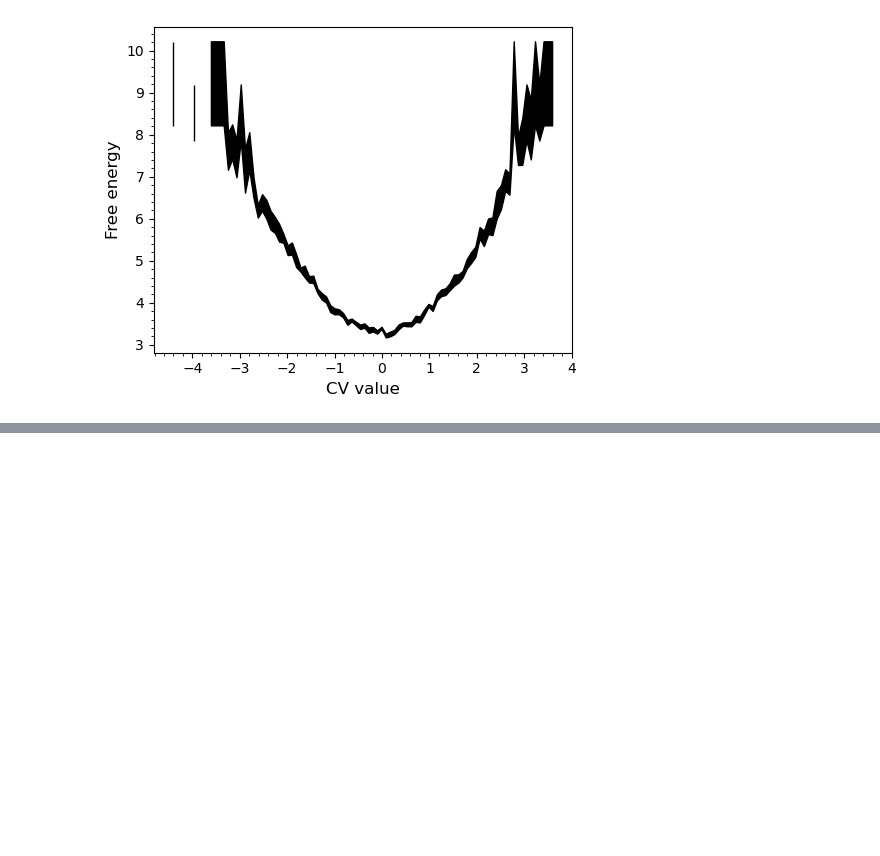
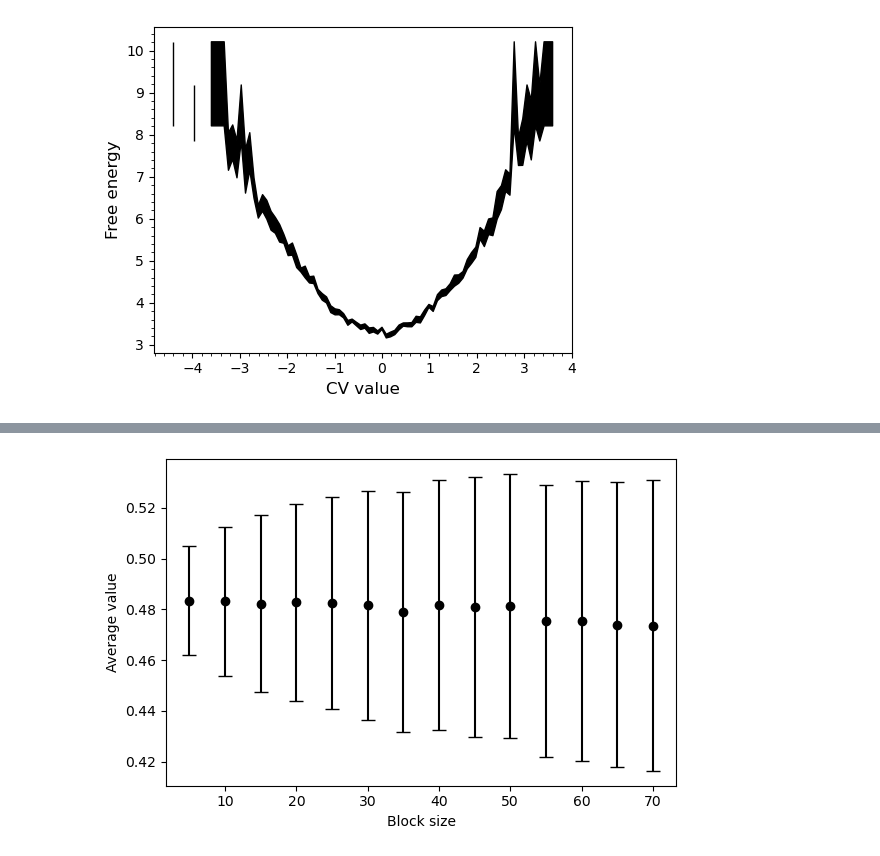
Before and after one commit to heyitsdipu/PLUMED-hands-on, a Jupyter notebook: masterclass-21-2/notebooks/exercise.ipynb, the cells around one changed output, grey strips where cells are left out. Cells and saved outputs as stored; diff of their text form; code cells hidden in the pictures; blank space fills up the shorter version.

```diff
--- a/masterclass-21-2/notebooks/exercise.ipynb
+++ b/masterclass-21-2/notebooks/exercise.ipynb
@@ -559,0 +759,18 @@ In Exercise 4, we showed one way to obtain the distribution of the sample mean.
+# %%
+%%bash
+# Exercise 7a
+# Create directory for this exercise
+mkdir Exercise-7a; cd Exercise-7a || exit 1
+
+
+for block in $(seq 5 5 70); do
+    cat > plumed.dat << EOF
+data: READ FILE=../data/correlated_data VALUES=rand
+av: AVERAGE ARG=data STRIDE=1 CLEAR=${block}
+PRINT ARG=av STRIDE=${block} FILE=COLVAR-${block}
+EOF
+    echo "#############################"
+    echo "Running block size = ${block}"
+    echo "#############################"
+    plumed driver --noatoms
+done
@@ -559,0 +796,56 @@ In Exercise 4, we showed one way to obtain the distribution of the sample mean.
+# %%
+block_sizes = list(range(5, 71, 5))
+means = []
+stds = []
+
+for block in block_sizes:
+    fname = f"Exercise-7a/COLVAR-{block}"
+
+    if not os.path.exists(fname):
+        print(f"Warning: {fname} not found, skipping")
+        means.append(np.nan)
+        stds.append(np.nan)
+        continue
+
+    data = []
+
+    with open(fname, "r") as f:
+        for line in f:
+            line = line.strip()
+            if not line or line.startswith("#"):
+                continue
+            parts = line.split()
+            # Usually the last column is the averaged value
+            data.append(float(parts[-1]))
+
+    data = np.array(data)
+
+    means.append(np.mean(data))
+    lb = len(data)
+    mub = sum(data) / lb
+
+    std = np.sqrt(1/(lb-1) * (sum(data * data)/lb - (mub * mub)))
+    stds.append(std)   # sample standard deviation
+
+means = np.array(means)
+stds = np.array(stds)
+
+# Save results
+out = np.column_stack([block_sizes, means, stds])
+np.savetxt(
+    "block_average_stats.dat",
+    out,
+    header="block_size mean std",
+    fmt=["%d", "%.8f", "%.8f"]
+)
+
+# Plot
+plt.figure(figsize=(6,4))
+plt.errorbar(block_sizes, means, yerr=stds, color="black", fmt='o', capsize=5)
+plt.xlabel("Block size")
+plt.ylabel("Average value")
+plt.tight_layout()
+#plt.savefig("block_average_plot.png", dpi=300)
+plt.show()
+# %% [output]
+[figure, added]
```
Also changed, not shown: parts of 25 cells of this notebook, 17 other files.
